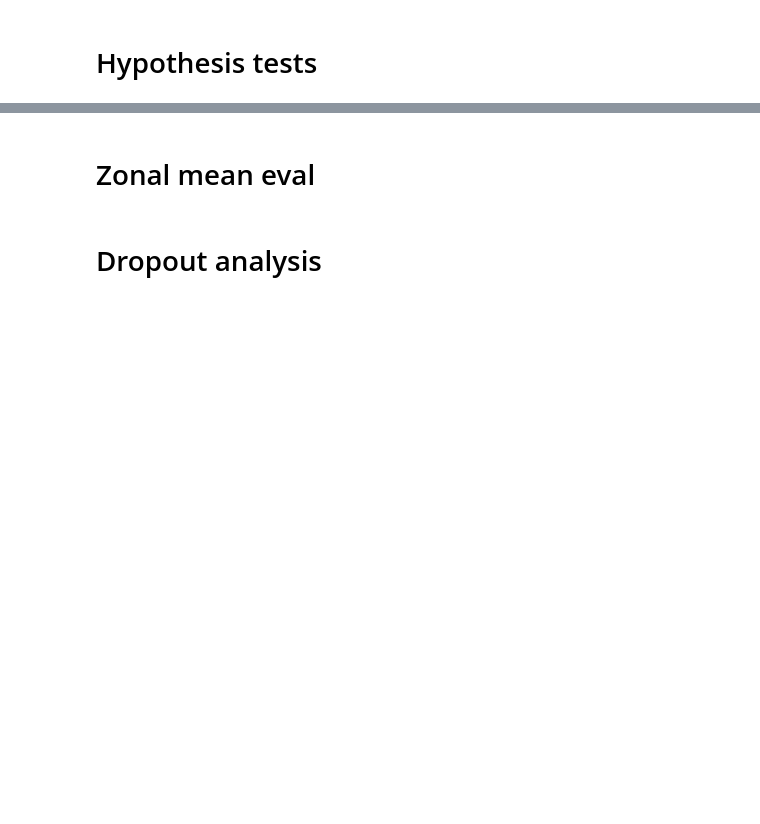
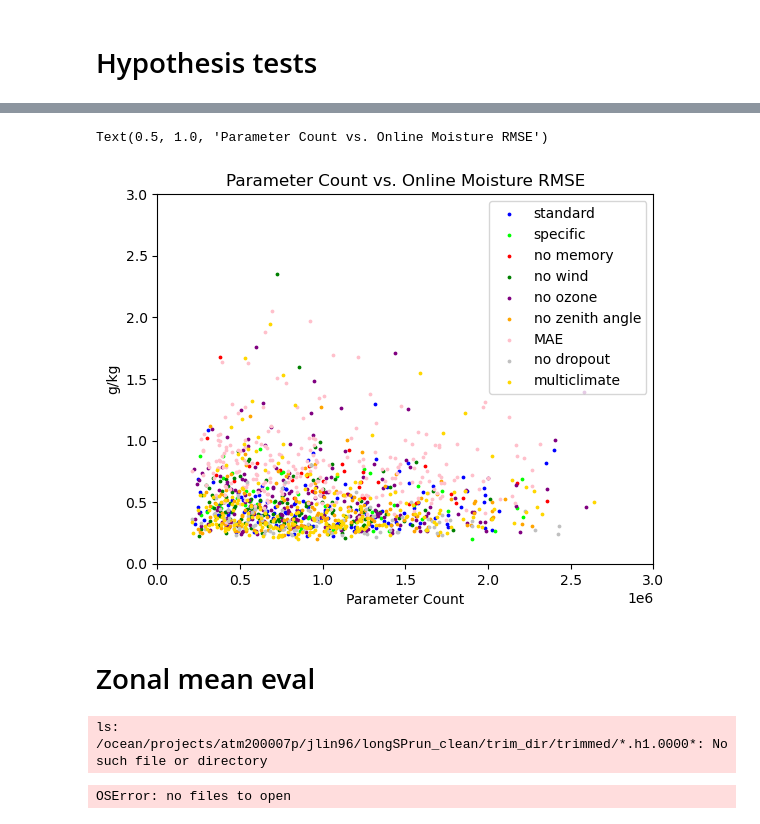
Before and after one commit to SciPritchardLab/ClimScale, a Jupyter notebook: storytelling.ipynb, the cells around one changed output, grey strips where cells are left out. Saved outputs shown, nothing was run; the diff lists cells and outputs as text; code cells hidden in the pictures; blank space fills up the shorter version.

```diff
--- a/storytelling.ipynb
+++ b/storytelling.ipynb
@@ -1278,2 +770,22 @@ print(overall_Q_corr, overall_Q_pval)
+# %%
+plt.scatter(survived_dict['standard']['parameter_count'], survived_dict['standard']['online_moisture'], color = color_dict['standard'], label = 'standard', s = 3)
+plt.scatter(survived_dict['specific']['parameter_count'], survived_dict['specific']['online_moisture'], color = color_dict['specific'], label = 'specific', s = 3)
+plt.scatter(survived_dict['nomemory']['parameter_count'], survived_dict['nomemory']['online_moisture'], color = color_dict['nomemory'], label = 'no memory', s = 3)
+plt.scatter(survived_dict['nowind']['parameter_count'], survived_dict['nowind']['online_moisture'], color = color_dict['nowind'], label = 'no wind', s = 3)
+plt.scatter(survived_dict['noozone']['parameter_count'], survived_dict['noozone']['online_moisture'], color = color_dict['noozone'], label = 'no ozone', s = 3)
+plt.scatter(survived_dict['nocoszrs']['parameter_count'], survived_dict['nocoszrs']['online_moisture'], color = color_dict['nocoszrs'], label = 'no zenith angle', s = 3)
+plt.scatter(survived_dict['mae']['parameter_count'], survived_dict['mae']['online_moisture'], color = color_dict['mae'], label = 'MAE', s = 3)
+plt.scatter(survived_dict['nodropout']['parameter_count'], survived_dict['nodropout']['online_moisture'], color = color_dict['nodropout'], label = 'no dropout', s = 3)
+plt.scatter(survived_dict['multiclimate']['parameter_count'], survived_dict['multiclimate']['online_moisture'], color = color_dict['multiclimate'], label = 'multiclimate', s = 3)
+
+plt.ylabel('g/kg')
+plt.xlabel('Parameter Count')
+plt.xlim(0, 3e6)
+plt.ylim(0, 3)
+plt.legend()
+plt.title('Parameter Count vs. Online Moisture RMSE')
+# %% [output]
+Text(0.5, 1.0, 'Parameter Count vs. Online Moisture RMSE')
+[figure, added]
 # %% [markdown]
 # Zonal mean eval
@@ -1289,4 +792,13 @@ Y = pressure_grid.mean(dim = ['lon', 'time']).values
 # %%
+sp_path = '/ocean/projects/atm200007p/jlin96/longSPrun_clean/trim_dir/trimmed/'
+sp_list = os.popen(" ".join(["ls", sp_path + "*.h1.0000*"])).read().splitlines()
+sp_data = xr.open_mfdataset(sp_list)
+sp_temp = sp_data['NNTBSP'].mean(dim = ['time', 'lon'])
+sp_hum = sp_data['NNQBSP'].mean(dim = ['time', 'lon'])*1000
+X, Y = np.meshgrid(np.sin(sp_data["lat"]*np.pi/180), np.array(range(30)))
+pressure_grid = sp_data['P0']*sp_data['hyam'] + sp_data['hybm']*sp_data['NNPSBSP']
+Y = pressure_grid.mean(dim = ['lon', 'time']).values
+
 def plot_zonal_diff(config, model_rank, var = 'NNTBSP'):
     model_rank = str(model_rank).zfill(3)
     nn_path = '/ocean/projects/atm200007p/jlin96/nnspreadtesting_good/{}/coupled_results/{}_model_{}/'.format(config, config, model_rank)
@@ -1322,3 +834,6 @@ def showplots(config, model_info, var = "NNTBSP"):
         ranks = model_info[model_info['num_months']==12]['online_moisture'].sort_values().head().index
     for rank in ranks:
         plot_zonal_diff(config, rank, var)
+# %% [output]
+ls: /ocean/projects/atm200007p/jlin96/longSPrun_clean/trim_dir/trimmed/*.h1.0000*: No such file or directory
+OSError: no files to open
@@ -1327,2 +839,0 @@ showplots('specific', specific_model_info)
-# %% [markdown]
-# Dropout analysis
```
Also changed, not shown: parts of 121 cells of this notebook.
